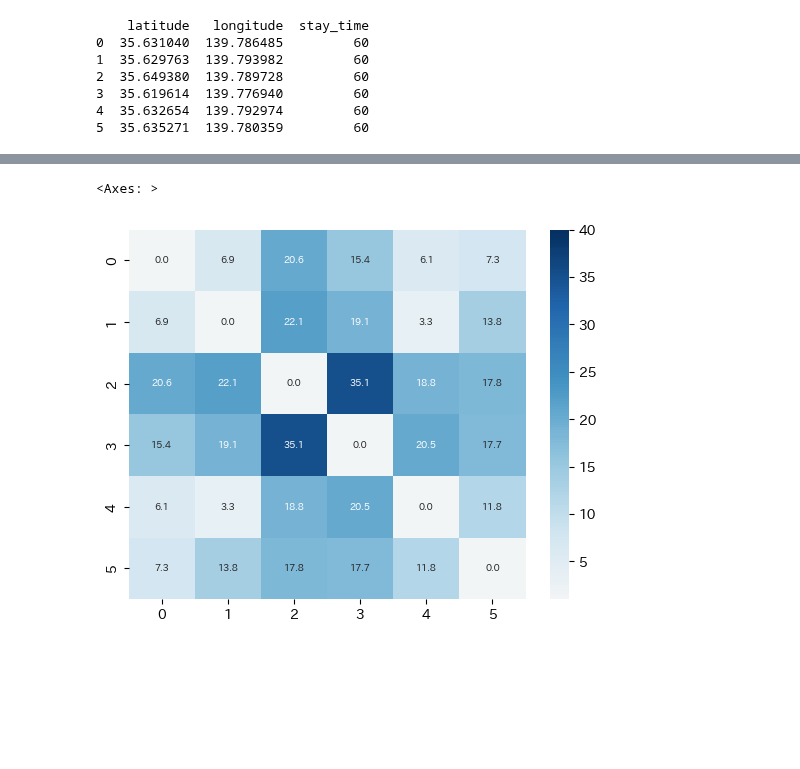
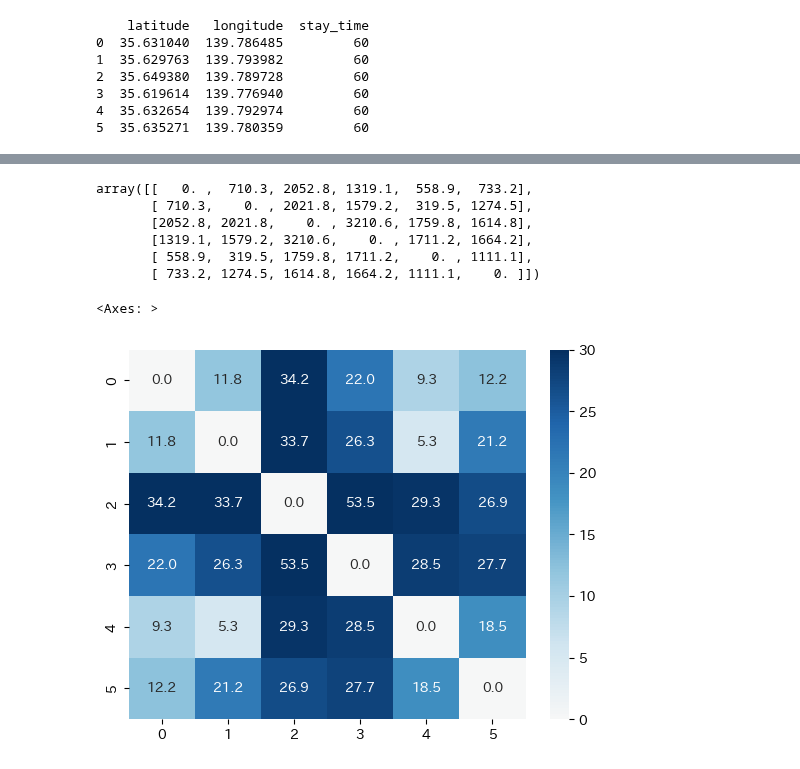
Before and after one commit to Yuki1005/Project2_Code_TripY, a Jupyter notebook: code_test.ipynb, the cells around one changed output, grey strips where cells are left out. Drawn from its saved outputs; the diff is of its cells as text; code cells hidden in the pictures; blank space fills up the shorter version.

```diff
--- a/code_test.ipynb
+++ b/code_test.ipynb
@@ -12,12 +12,15 @@ from openrouteservice import convert
 import matplotlib.pyplot as plt
 import japanize_matplotlib
 import sys
+import time
+import csv
 
 zahyo = pd.read_csv("geo_loc_pos.csv")
 idou_jikan = pd.read_csv("geo_loc_loc_time.csv")
 
-customer_count = len(zahyo) #顧客数（id=0はdepot）
-vehicle_count = 2 #何日かlim
-vehicle_capacity = 60*60*4 #一日に使える時間
+num_places_time = len(idou_jikan)
+customer_count = len(zahyo) #場所の数（id=0はdepot）
+lim_day_count = 100 #何日かlim
+lim_time_capacity = 60*60*3 #一日に使える時間
 # %%
 #顧客緯度・経度設定
@@ -63,8 +60,26 @@ cost=np.array(dist)
+# %%
+with open("geo_loc_loc_time.csv", encoding="utf_8") as f:
+    reader = csv.reader(f)
+    loc_loc_time = [row for row in reader]
+
+cost = [[0 for i in range(customer_count)] for j in range(customer_count)]
+for i in range(num_places_time):
+    cost[int(loc_loc_time[i+1][0])][int(loc_loc_time[i+1][1])] = float(loc_loc_time[i+1][2])
+    cost[int(loc_loc_time[i+1][1])][int(loc_loc_time[i+1][0])] = float(loc_loc_time[i+1][2])
+cost = np.array(cost)
+cost
+# %% [output]
+array([[   0. ,  710.3, 2052.8, 1319.1,  558.9,  733.2],
+       [ 710.3,    0. , 2021.8, 1579.2,  319.5, 1274.5],
+       [2052.8, 2021.8,    0. , 3210.6, 1759.8, 1614.8],
+       [1319.1, 1579.2, 3210.6,    0. , 1711.2, 1664.2],
+       [ 558.9,  319.5, 1759.8, 1711.2,    0. , 1111.1],
+       [ 733.2, 1274.5, 1614.8, 1664.2, 1111.1,    0. ]])
 # %%
 import seaborn as sns
 
-sns.heatmap(cost/100, vmax=40, vmin=1, center=0, cmap='RdBu', annot=True, annot_kws={"size": 7},fmt=".1f")
+sns.heatmap(cost/60, vmax=30, vmin=0, center=0, cmap='RdBu', annot=True, annot_kws={"size": 10},fmt=".1f")
 # %% [output]
 <Axes: >
-[figure, old version]
+[figure, new version]
 # %%
```
Also changed, not shown: parts of 5 cells of this notebook.
